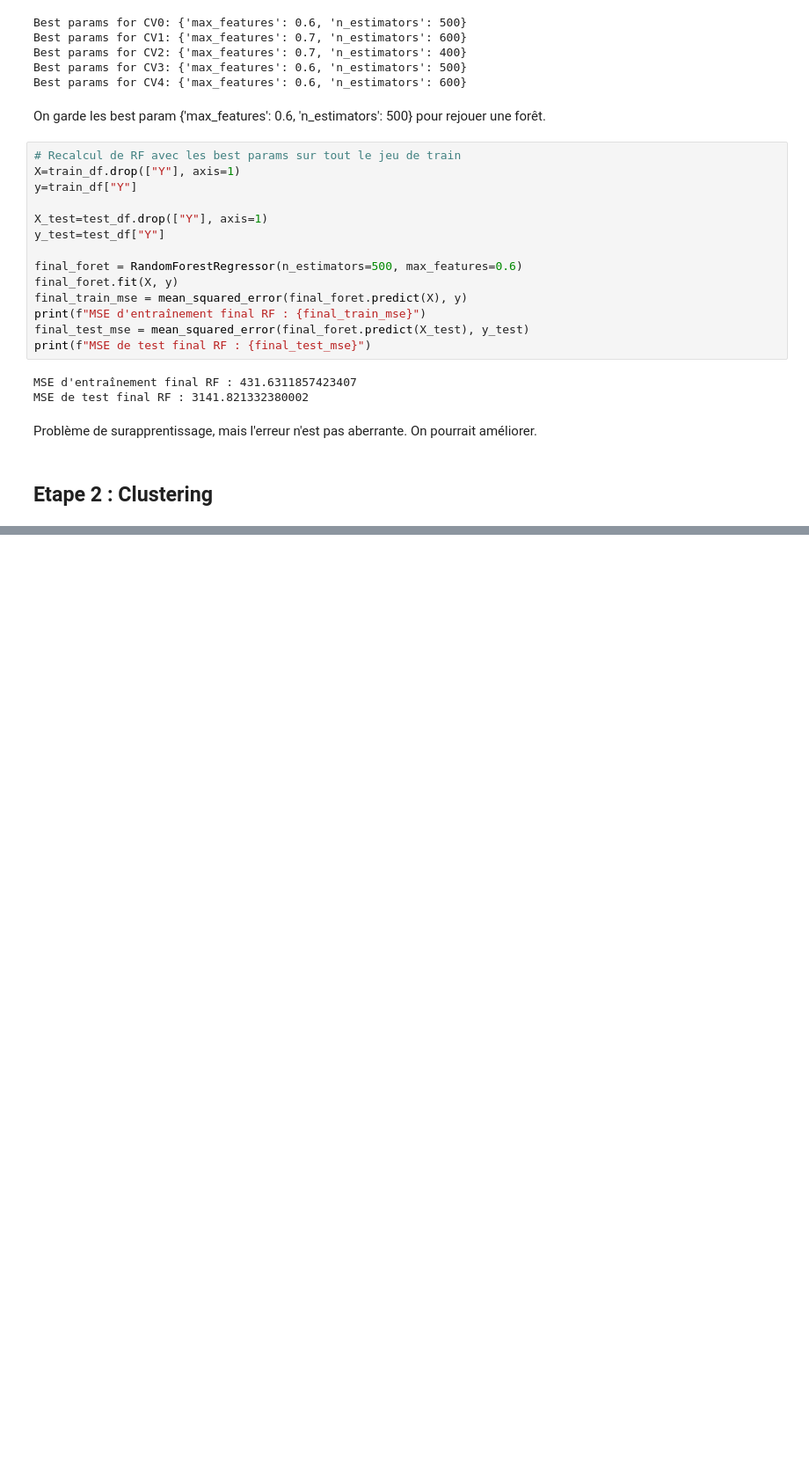
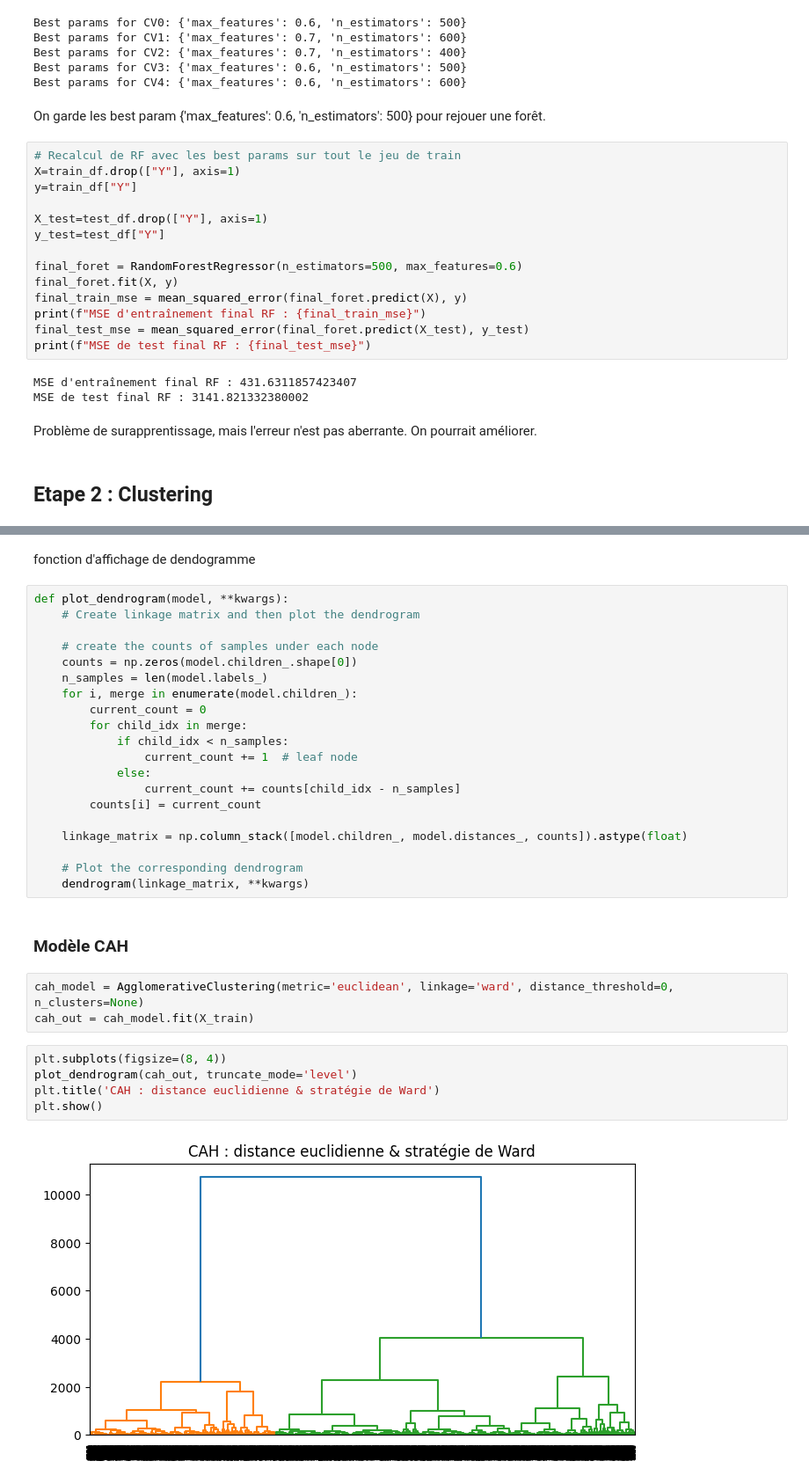
Before and after one commit to GillesBour/formation-data-science, a Jupyter notebook: certificat/BOURDEAU-GILLES.ipynb, the cells around one changed output, grey strips where cells are left out. Shown: that part at 88% size. Cells and saved outputs as stored; diff of their text form; blank space fills up the shorter version.

```diff
--- a/certificat/BOURDEAU-GILLES.ipynb
+++ b/certificat/BOURDEAU-GILLES.ipynb
@@ -459,0 +467,34 @@ Problème de surapprentissage, mais l'erreur n'est pas aberrante. On pourrait am
+# %% [markdown]
+fonction d'affichage de dendogramme
+# %%
+def plot_dendrogram(model, **kwargs):
+    # Create linkage matrix and then plot the dendrogram
+
+    # create the counts of samples under each node
+    counts = np.zeros(model.children_.shape[0])
+    n_samples = len(model.labels_)
+    for i, merge in enumerate(model.children_):
+        current_count = 0
+        for child_idx in merge:
+            if child_idx < n_samples:
+                current_count += 1  # leaf node
+            else:
+                current_count += counts[child_idx - n_samples]
+        counts[i] = current_count
+
+    linkage_matrix = np.column_stack([model.children_, model.distances_, counts]).astype(float)
+
+    # Plot the corresponding dendrogram
+    dendrogram(linkage_matrix, **kwargs)
+# %% [markdown]
+### Modèle CAH
+# %%
+cah_model = AgglomerativeClustering(metric='euclidean', linkage='ward', distance_threshold=0, n_clusters=None)
+cah_out = cah_model.fit(X_train)
+# %%
+plt.subplots(figsize=(8, 4))
+plot_dendrogram(cah_out, truncate_mode='level')
+plt.title('CAH : distance euclidienne & stratégie de Ward')
+plt.show()
+# %% [output]
+[figure, added]
```
Also changed, not shown: parts of 6 cells of this notebook.
